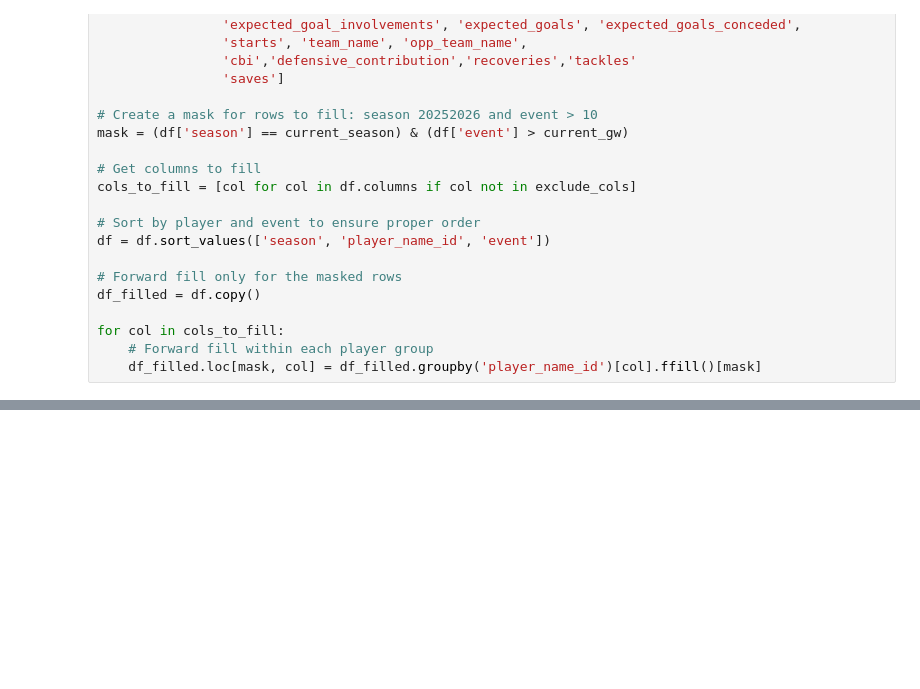
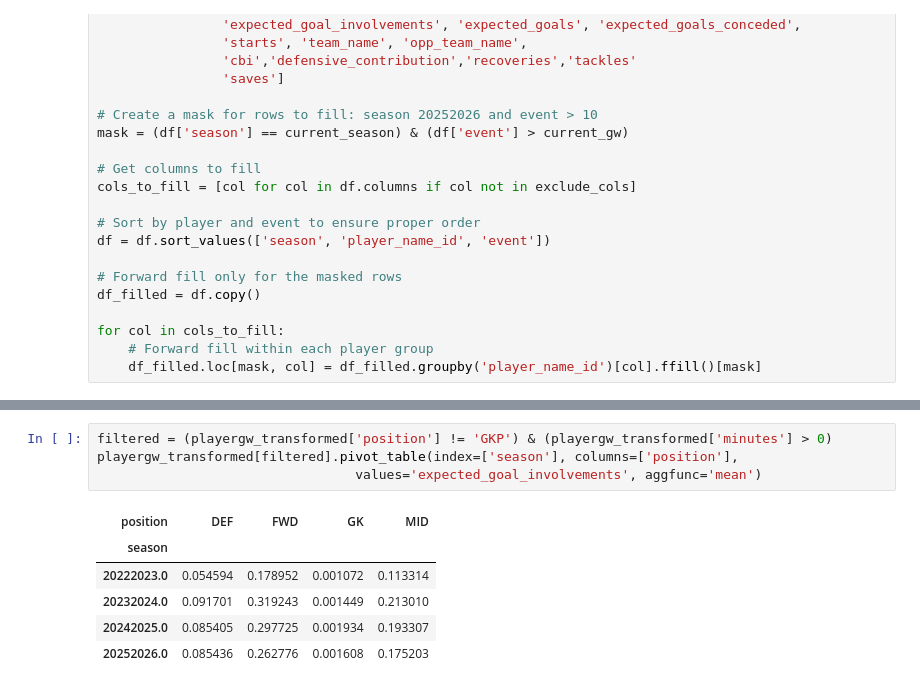
Before and after one commit to chrisimpacts/FPL-Points-Predictor, a Jupyter notebook: 2_TransformData.ipynb, the cells around one changed output, grey strips where cells are left out. Saved outputs shown, nothing was run; the diff lists cells and outputs as text; blank space fills up the shorter version.

```diff
--- a/2_TransformData.ipynb
+++ b/2_TransformData.ipynb
@@ -528,3 +546,14 @@ None
+# %%
+filtered = (playergw_transformed['position'] != 'GKP') & (playergw_transformed['minutes'] > 0)
+playergw_transformed[filtered].pivot_table(index=['season'], columns=['position'],
+                                 values='expected_goal_involvements', aggfunc='mean')
+# %% [output]
+| position | DEF | FWD | GK | MID |
+| season |  |  |  |  |
+| 20222023.0 | 0.054594 | 0.178952 | 0.001072 | 0.113314 |
+| 20232024.0 | 0.091701 | 0.319243 | 0.001449 | 0.213010 |
+| 20242025.0 | 0.085405 | 0.297725 | 0.001934 | 0.193307 |
+| 20252026.0 | 0.085436 | 0.262776 | 0.001608 | 0.175203 |
 # %%
 finish=time.perf_counter()
 print(f'Finished in {round(((finish-start)/60),2)} minute(s)')
```
Also changed, not shown: parts of 9 cells of this notebook, 5 other files.
